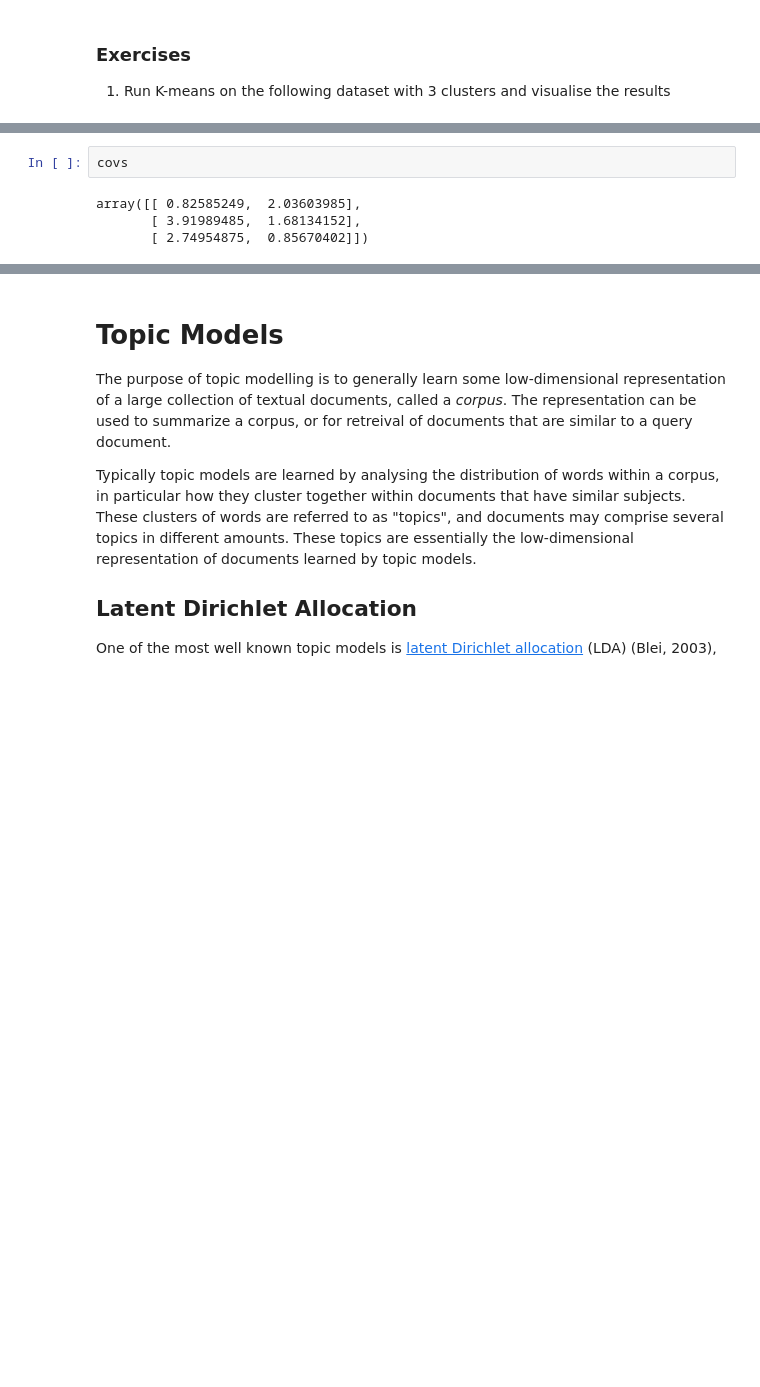
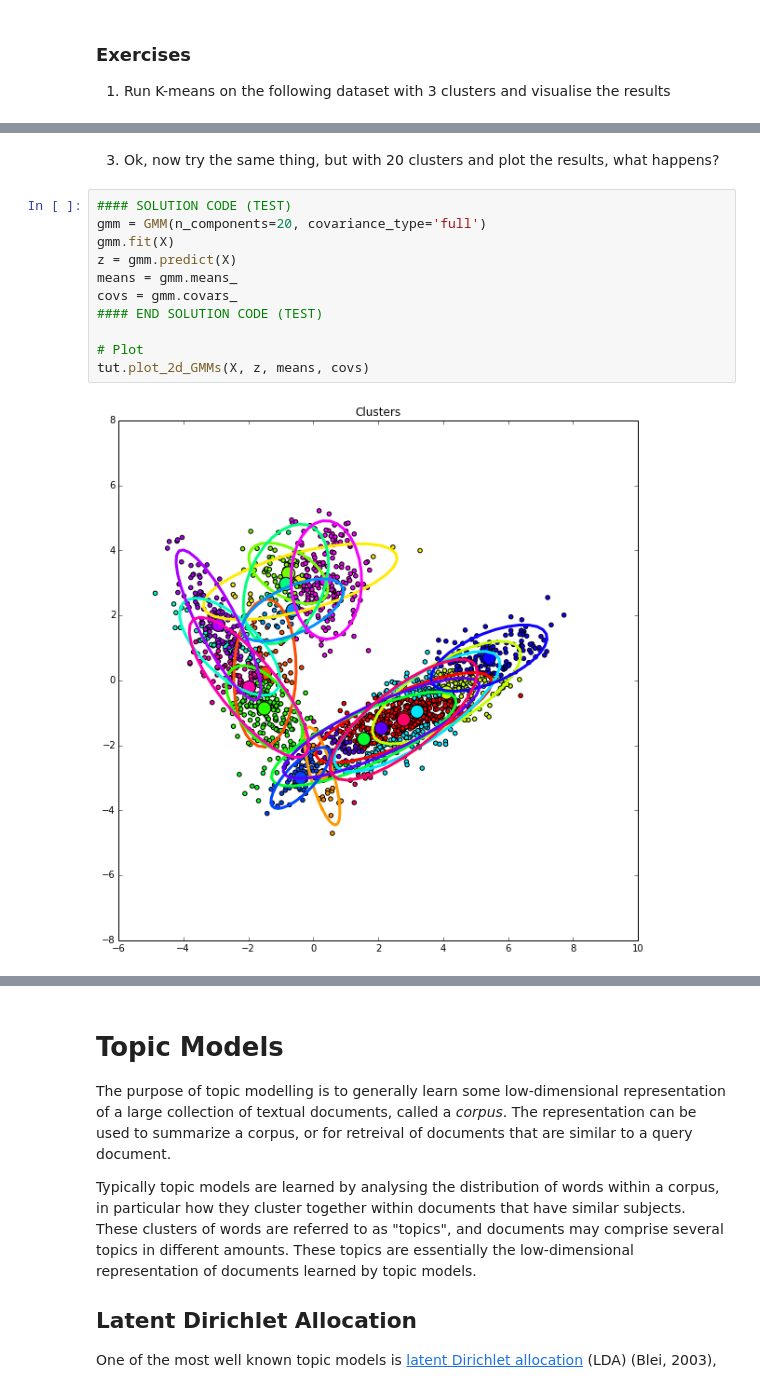
Before and after one commit to NICTA/MLSS, a Jupyter notebook: Clustering and Hierarchical Graphical Models.ipynb, the cells around one changed output, grey strips where cells are left out. Drawn from its saved outputs; the diff is of its cells as text; blank space fills up the shorter version.

```diff
--- a/Clustering and Hierarchical Graphical Models.ipynb
+++ b/Clustering and Hierarchical Graphical Models.ipynb
@@ -293,6 +293,15 @@ ValueError: expected matrix
-# %%
-covs
-# %% [output]
-array([[ 0.82585249,  2.03603985],
-       [ 3.91989485,  1.68134152],
-       [ 2.74954875,  0.85670402]])
+# %% [markdown]
+3) Ok, now try the same thing, but with 20 clusters and plot the results, what happens?
+# %%
+#### SOLUTION CODE (TEST)
+gmm = GMM(n_components=20, covariance_type='full')
+gmm.fit(X)
+z = gmm.predict(X)
+means = gmm.means_
+covs = gmm.covars_
+#### END SOLUTION CODE (TEST)
+
+# Plot
+tut.plot_2d_GMMs(X, z, means, covs)
+# %% [output]
+[figure, added]
```
Also changed, not shown: parts of 6 cells of this notebook, 1 other file.
